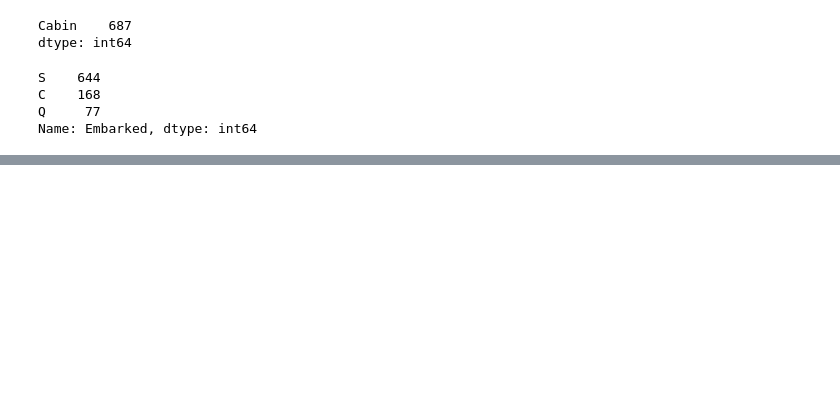
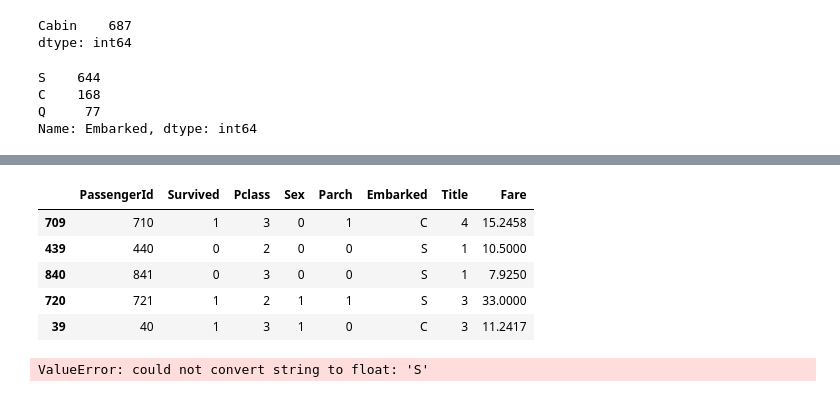
Before and after one commit to innovator-arjun/Titanic-Survival-Prediction, a Jupyter notebook: Updated Titanic Survival.ipynb, the cells around one changed output, grey strips where cells are left out. Drawn from its saved outputs; the diff is of its cells as text; code cells hidden in the pictures; blank space fills up the shorter version.

```diff
--- a/Updated Titanic Survival.ipynb
+++ b/Updated Titanic Survival.ipynb
@@ -243,0 +274,10 @@ train.head()
+# %%
+df_test=x_test
+df_test.head()
+# %% [output]
+|  | PassengerId | Survived | Pclass | Sex | Parch | Embarked | Title | Fare |
+| 709 | 710 | 1 | 3 | 0 | 1 | C | 4 | 15.2458 |
+| 439 | 440 | 0 | 2 | 0 | 0 | S | 1 | 10.5000 |
+| 840 | 841 | 0 | 3 | 0 | 0 | S | 1 | 7.9250 |
+| 720 | 721 | 1 | 2 | 1 | 1 | S | 3 | 33.0000 |
+| 39 | 40 | 1 | 3 | 1 | 0 | C | 3 | 11.2417 |
@@ -243,0 +316,22 @@ train.head()
+# %%
+models_report = pd.DataFrame(columns = ['Model', 'Precision_score', 'Recall_score','F1_score', 'Accuracy'])
+
+for clf, clf_name in zip(clfs.values(), clfs.keys()):
+    clf.fit(x_train,y_train)
+    y_pred = clf.predict(x_test)
+    y_score = clf.score(x_test,y_test)
+
+    #print('Calculating {}'.format(clf_name))
+    t = pd.Series({
+                     'Model': clf_name,
+                     'Precision_score': metrics.precision_score(y_test, y_pred),
+                     'Recall_score': metrics.recall_score(y_test, y_pred),
+                     'F1_score': metrics.f1_score(y_test, y_pred),
+                     'Accuracy': metrics.accuracy_score(y_test, y_pred)}
+                   )
+
+    models_report = models_report.append(t, ignore_index = True)
+
+models_report
+# %% [output]
+ValueError: could not convert string to float: 'S'
```
Also changed, not shown: parts of 7 cells of this notebook.
